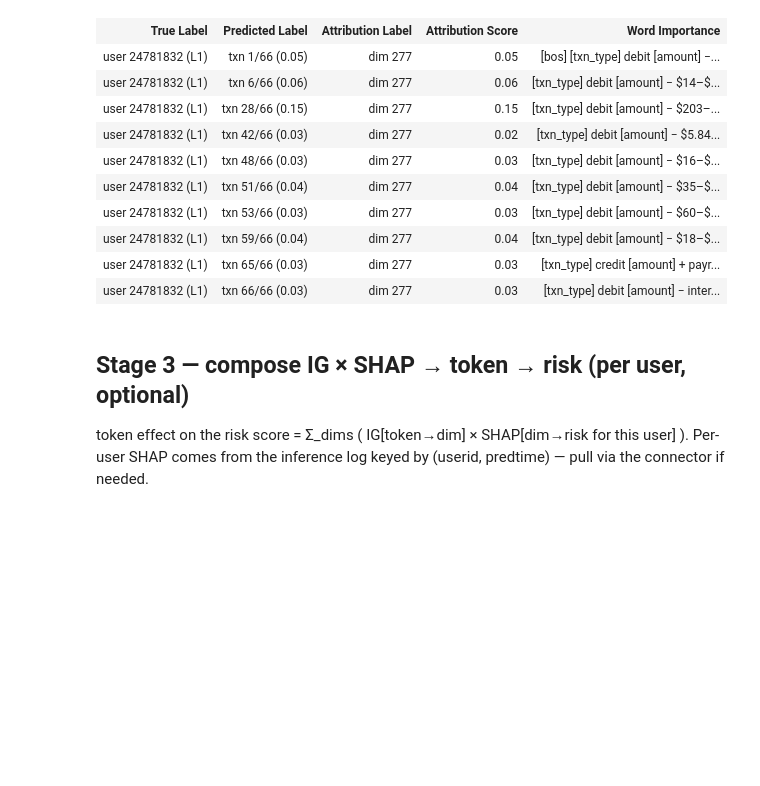
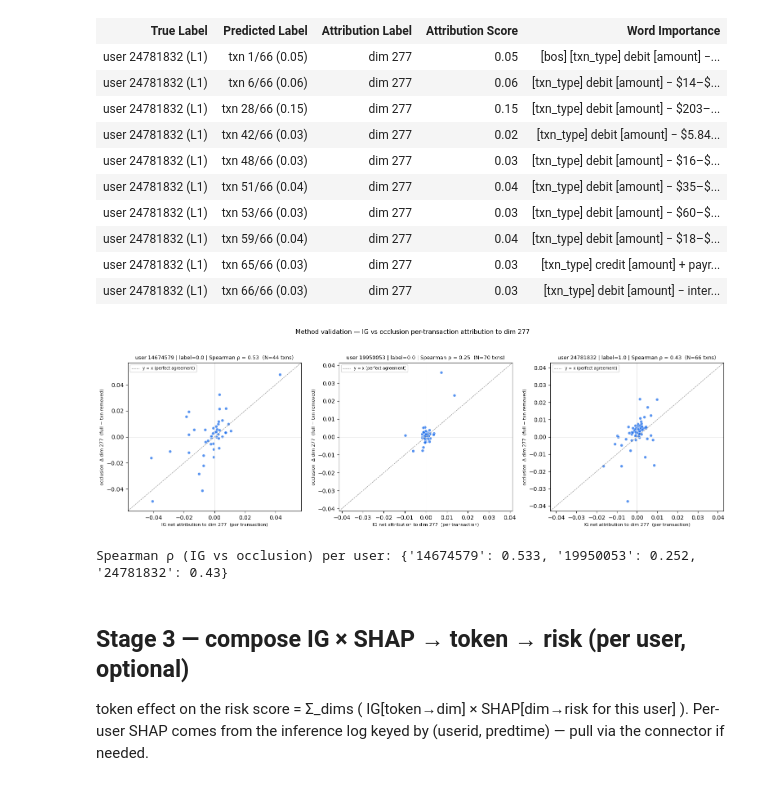
Before and after one commit to alessandrocastillo-arch/SHAP-IG-Explainability-Tests, a Jupyter notebook: ppma_interp.ipynb, the cells around one changed output. Cells and saved outputs as stored; diff of their text form; code cells hidden in the pictures; blank space fills up the shorter version.

```diff
--- a/ppma_interp.ipynb
+++ b/ppma_interp.ipynb
@@ -884,6 +884,80 @@ Legend: Negative Neutral Positive
 | user 24781832 (L1) | txn 59/66 (0.04) | dim 277 | 0.04 | [txn_type] debit [amount] − $18–$... |
 | user 24781832 (L1) | txn 65/66 (0.03) | dim 277 | 0.03 | [txn_type] credit [amount] + payr... |
 | user 24781832 (L1) | txn 66/66 (0.03) | dim 277 | 0.03 | [txn_type] debit [amount] − inter... |
+# %%
+# === VIZ 6 (validation): IG vs occlusion cross-check for dim 277 ===
+# Trust check on the dim-277 attributions before scaling. IG is gradient-based; occlusion is a direct
+# counterfactual, so agreement = method-robust. OCCLUSION = leave-one-transaction-out toward the SAME [none]
+# baseline IG uses: for each transaction, replace just its tokens with their make_baseline([none]) values,
+# re-run the model, and measure Δ dim-277 = full - occluded (signed: +ve => that txn pushes 277 up). We then
+# scatter, per transaction, IG's net attribution to 277 (Σ per-token attr over the txn) vs that occlusion Δ,
+# one panel per user, with Spearman ρ. Tight diagonal + high ρ => trust IG; off-diagonal points = where the
+# gradient story and the counterfactual disagree. Cheap: one forward (no grad) per transaction.
+import matplotlib.pyplot as plt
+
+DIM_CHK = 277
+
+def _rankdata(a):
+    a = np.asarray(a, float); order = np.argsort(a, kind="mergesort")
+    ranks = np.empty(len(a)); ranks[order] = np.arange(1, len(a) + 1)
+    sa = a[order]; i = 0                                          # average tied ranks
+    while i < len(a):
+        j = i
+        while j + 1 < len(a) and sa[j + 1] == sa[i]:
+            j += 1
+        if j > i:
+            ranks[order[i:j + 1]] = (i + 1 + j + 1) / 2.0
+        i = j + 1
+    return ranks
+
+def _spearman(x, y):
+    rx, ry = _rankdata(x), _rankdata(y); rx = rx - rx.mean(); ry = ry - ry.mean()
+    d = np.sqrt((rx ** 2).sum() * (ry ** 2).sum())
+    return float((rx * ry).sum() / d) if d > 0 else float("nan")
+
+def _emb_dim(token_ids, dim):
+    ids, cu, pos, T = build_user_pack(token_ids)
+    with torch.no_grad():
+        e = embedding_forward(ids, cu, pos, T)
+    return float(e[0, dim])
+
+def occlusion_txn(token_ids, dim):
+    """Leave-one-transaction-out toward the [none] baseline. Returns (spans, deltas, N)."""
+    bounds, N = _txn_bounds(token_ids, TXN_SEP_ID)
+    spans = list(zip(bounds[:-1], bounds[1:]))
+    base  = make_baseline(token_ids, runtime, kind=BASELINE).view(-1).tolist()   # [none] version per position
+    full  = _emb_dim(token_ids, dim)
+    deltas = []
+    for a, b in spans:
+        occ = list(token_ids); occ[a:b] = base[a:b]              # null just this transaction's content
+        deltas.append(full - _emb_dim(occ, dim))
+    return spans, deltas, N
+
+n = len(real_results)
+fig, axes = plt.subplots(1, n, figsize=(5.2 * n, 4.8))
+if n == 1:
+    axes = [axes]
+rhos = {}
+for ax, (uid, res) in zip(axes, real_results.items()):
+    pt = res["attr"][DIM_CHK]["per_token"]
+    spans, occ, N = occlusion_txn(res["token_ids"], DIM_CHK)     # one occlusion sweep per user
+    ig = [float(pt[a:b].sum()) for a, b in spans]                # IG net attribution per transaction
+    rho = _spearman(ig, occ); rhos[uid] = round(rho, 3)
+    lim = max(float(np.max(np.abs(ig))) if ig else 1e-6, float(np.max(np.abs(occ))) if occ else 1e-6) * 1.15
+    ax.axhline(0, color="#ddd", lw=.6); ax.axvline(0, color="#ddd", lw=.6)
+    ax.plot([-lim, lim], [-lim, lim], "--", color="#888", lw=.8, label="y = x (perfect agreement)")
+    ax.scatter(ig, occ, s=26, color="#1f6feb", alpha=.75, edgecolor="white", linewidth=.5)
+    ax.set_xlim(-lim, lim); ax.set_ylim(-lim, lim)
+    ax.set_xlabel(f"IG net attribution to dim {DIM_CHK}  (per transaction)", fontsize=8)
+    ax.set_ylabel(f"occlusion  Δ dim {DIM_CHK}  (full − txn removed)", fontsize=8)
+    ax.set_title(f"user {uid} | label={res['label']} | Spearman ρ = {rho:.2f}  (N={N} txns)", fontsize=9)
+    ax.legend(fontsize=7, loc="upper left")
+fig.suptitle("Method validation — IG vs occlusion per-transaction attribution to dim 277", fontsize=11, y=1.04)
+plt.tight_layout(); plt.show()
+print("Spearman ρ (IG vs occlusion) per user:", rhos)
+# %% [output]
+[figure, added]
+Spearman ρ (IG vs occlusion) per user: {'14674579': 0.533, '19950053': 0.252, '24781832': 0.43}
 # %% [markdown]
 ## Stage 3 — compose IG × SHAP  →  token → risk  (per user, optional)
 token effect on the risk score = Σ_dims ( IG[token→dim] × SHAP[dim→risk for this user] ).
```
Also changed, not shown: parts of 2 cells of this notebook, 2 other files.
